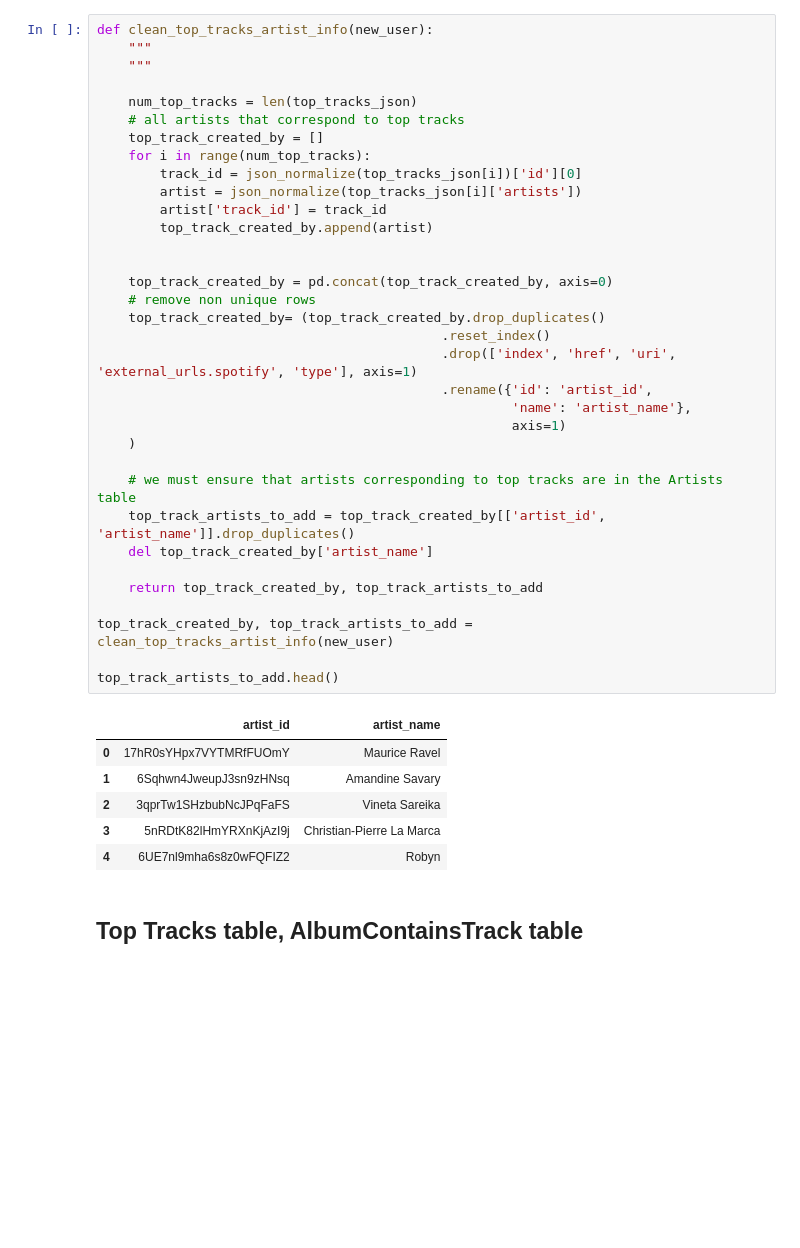
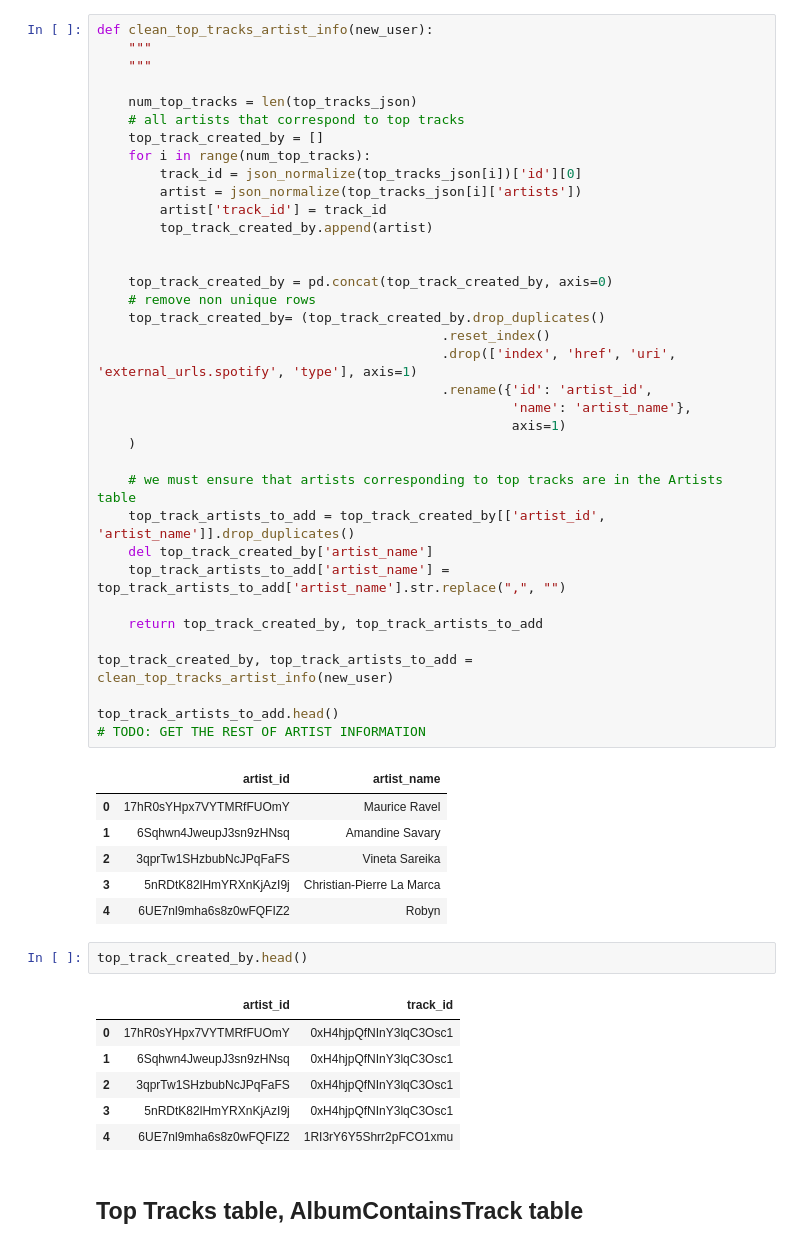
Before and after one commit to CS-316-Group/Project, a Jupyter notebook: notebooks/Spotify Data Cleaning.ipynb, the cells around one changed output. Saved outputs shown, nothing was run; the diff lists cells and outputs as text; blank space fills up the shorter version.

```diff
--- a/notebooks/Spotify Data Cleaning.ipynb
+++ b/notebooks/Spotify Data Cleaning.ipynb
@@ -193,12 +189,14 @@ def clean_top_tracks_artist_info(new_user):
     # we must ensure that artists corresponding to top tracks are in the Artists table
     top_track_artists_to_add = top_track_created_by[['artist_id', 'artist_name']].drop_duplicates()
     del top_track_created_by['artist_name']
+    top_track_artists_to_add['artist_name'] = top_track_artists_to_add['artist_name'].str.replace(",", "")
 
     return top_track_created_by, top_track_artists_to_add
 
 top_track_created_by, top_track_artists_to_add = clean_top_tracks_artist_info(new_user)
 
 top_track_artists_to_add.head()
+# TODO: GET THE REST OF ARTIST INFORMATION
 # %% [output]
 |  | artist_id | artist_name |
 | 0 | 17hR0sYHpx7VYTMRfFUOmY | Maurice Ravel |
@@ -206,6 +204,15 @@ top_track_artists_to_add.head()
 | 2 | 3qprTw1SHzbubNcJPqFaFS | Vineta Sareika |
 | 3 | 5nRDtK82lHmYRXnKjAzI9j | Christian-Pierre La Marca |
 | 4 | 6UE7nl9mha6s8z0wFQFIZ2 | Robyn |
+# %%
+top_track_created_by.head()
+# %% [output]
+|  | artist_id | track_id |
+| 0 | 17hR0sYHpx7VYTMRfFUOmY | 0xH4hjpQfNInY3lqC3Osc1 |
+| 1 | 6Sqhwn4JweupJ3sn9zHNsq | 0xH4hjpQfNInY3lqC3Osc1 |
+| 2 | 3qprTw1SHzbubNcJPqFaFS | 0xH4hjpQfNInY3lqC3Osc1 |
+| 3 | 5nRDtK82lHmYRXnKjAzI9j | 0xH4hjpQfNInY3lqC3Osc1 |
+| 4 | 6UE7nl9mha6s8z0wFQFIZ2 | 1RI3rY6Y5Shrr2pFCO1xmu |
 # %% [markdown]
 ## Top Tracks table, AlbumContainsTrack table
 # %%
```
Also changed, not shown: parts of 7 cells of this notebook, 1 other file.
